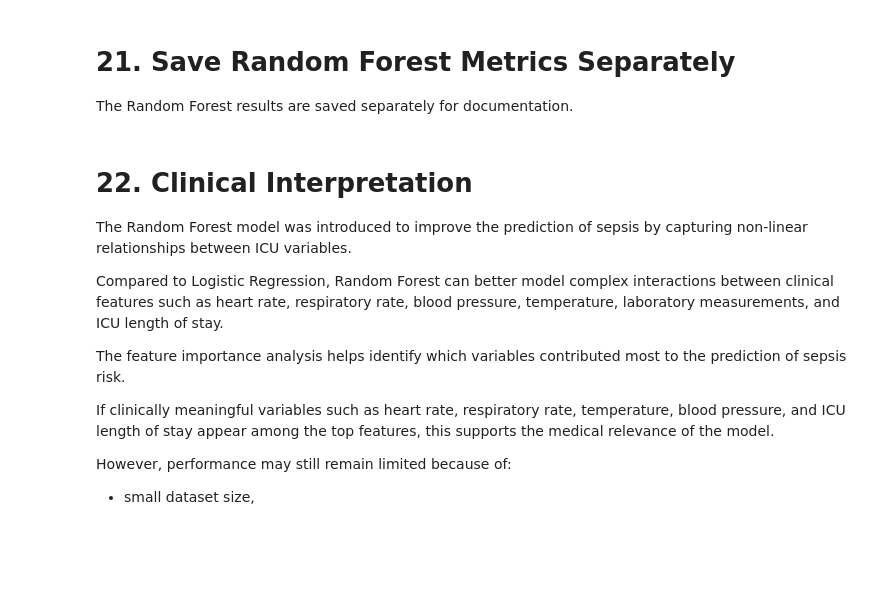
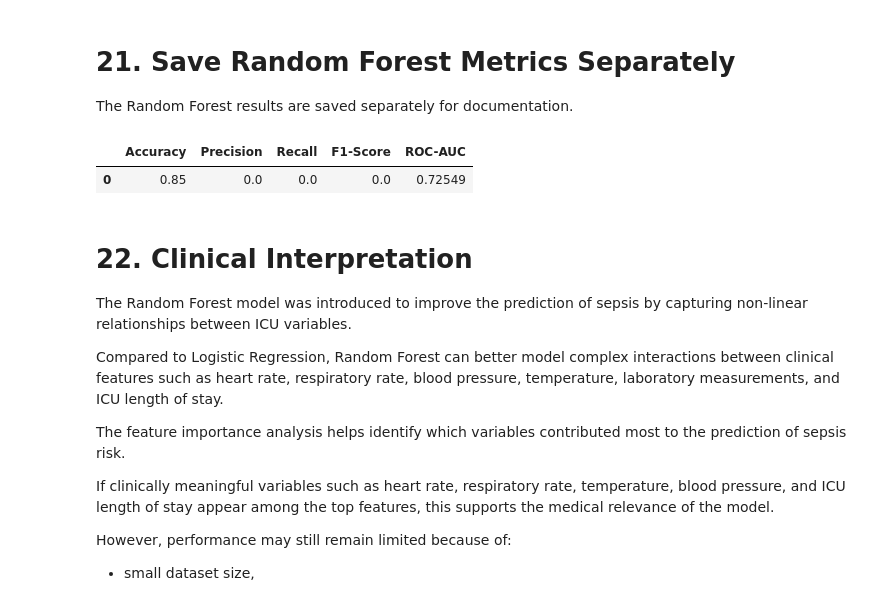
Before and after one commit to englaetitia/icu-early-warning-system, a Jupyter notebook: notebooks/04_advanced_ml_models.ipynb, the cells around one changed output. Drawn from its saved outputs; the diff is of its cells as text; code cells hidden in the pictures; blank space fills up the shorter version.

```diff
--- a/notebooks/04_advanced_ml_models.ipynb
+++ b/notebooks/04_advanced_ml_models.ipynb
@@ -102,8 +141,8 @@ The dataset is separated into:
 - `X`: input clinical features
 - `y`: target variable, which indicates whether the patient developed sepsis
 # %%
-X = df.drop(columns=["SepsisLabel"])
-y = df["SepsisLabel"]
+X = df.drop(columns=["Patient_ID", "SepsisLabel_max"])
+y = df["SepsisLabel_max"]
 
 print("Feature matrix shape:", X.shape)
 print("Target shape:", y.shape)
@@ -164,3 +199,8 @@ This gives a stronger baseline model for comparison with Random Forest.
+# %%
+scaler = StandardScaler()
+
+X_train_scaled = scaler.fit_transform(X_train)
+X_test_scaled = scaler.transform(X_test)
 # %% [markdown]
 # 10. Train Improved Logistic Regression Model
 
@@ -382,9 +461,14 @@ plt.show()
 
 The Random Forest results are saved separately for documentation.
 # %%
-# 21. Save Random Forest Metrics Separately
+rf_metrics_df = pd.DataFrame([rf_metrics])
 
-The Random Forest results are saved separately for documentation.
+rf_metrics_df.to_csv("../results/random_forest_metrics.csv", index=False)
+
+rf_metrics_df
+# %% [output]
+|  | Accuracy | Precision | Recall | F1-Score | ROC-AUC |
+| 0 | 0.85 | 0.0 | 0.0 | 0.0 | 0.72549 |
 # %% [markdown]
 # 22. Clinical Interpretation
 
```
Also changed, not shown: parts of 18 cells of this notebook, 12 other files.
